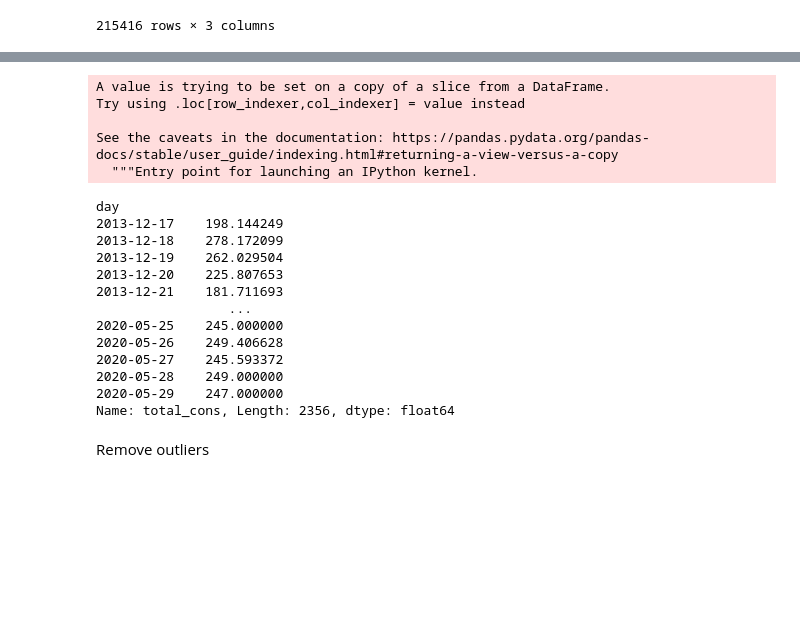
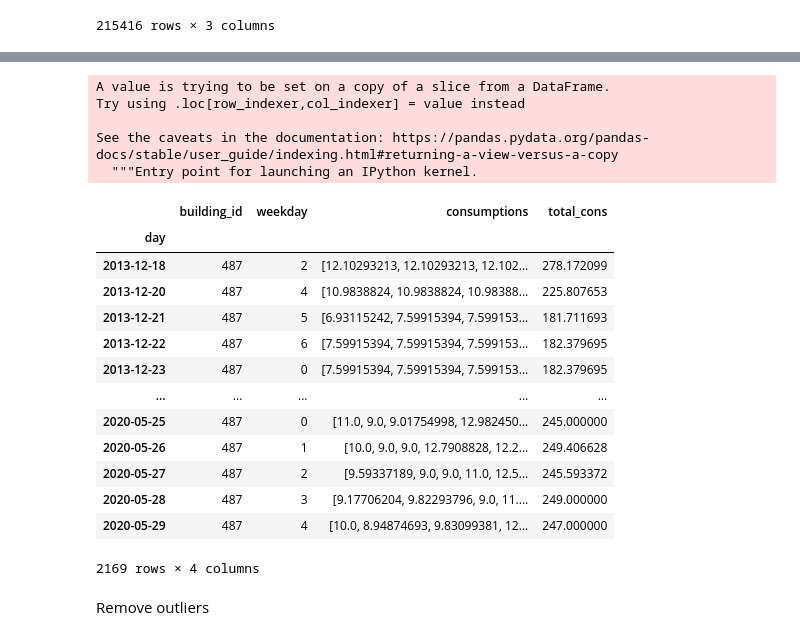
Before and after one commit to thmasker/DAntE, a Jupyter notebook: notebook/data_preprocessing/activity.ipynb, the cells around one changed output, grey strips where cells are left out. Saved outputs shown, nothing was run; the diff lists cells and outputs as text; code cells hidden in the pictures; blank space fills up the shorter version.

```diff
--- a/notebook/data_preprocessing/activity.ipynb
+++ b/notebook/data_preprocessing/activity.ipynb
@@ -80,25 +109,26 @@ raw_df
 # %%
 raw_df['total_cons'] = raw_df['consumptions'].apply(np.nansum)
-raw_df['total_cons']
+raw_df
 # %% [output]
 A value is trying to be set on a copy of a slice from a DataFrame.
 Try using .loc[row_indexer,col_indexer] = value instead
 
 See the caveats in the documentation: https://pandas.pydata.org/pandas-docs/stable/user_guide/indexing.html#returning-a-view-versus-a-copy
   """Entry point for launching an IPython kernel.
+|  | building_id | weekday | consumptions | total_cons |
+| day |  |  |  |  |
+| 2013-12-18 | 487 | 2 | [12.10293213, 12.10293213, 12.102... | 278.172099 |
+| 2013-12-20 | 487 | 4 | [10.9838824, 10.9838824, 10.98388... | 225.807653 |
+| 2013-12-21 | 487 | 5 | [6.93115242, 7.59915394, 7.599153... | 181.711693 |
+| 2013-12-22 | 487 | 6 | [7.59915394, 7.59915394, 7.599153... | 182.379695 |
+| 2013-12-23 | 487 | 0 | [7.59915394, 7.59915394, 7.599153... | 182.379695 |
+| ... | ... | ... | ... | ... |
+| 2020-05-25 | 487 | 0 | [11.0, 9.0, 9.01754998, 12.982450... | 245.000000 |
+| 2020-05-26 | 487 | 1 | [10.0, 9.0, 9.0, 12.7908828, 12.2... | 249.406628 |
+| 2020-05-27 | 487 | 2 | [9.59337189, 9.0, 9.0, 11.0, 12.5... | 245.593372 |
+| 2020-05-28 | 487 | 3 | [9.17706204, 9.82293796, 9.0, 11.... | 249.000000 |
+| 2020-05-29 | 487 | 4 | [10.0, 8.94874693, 9.83099381, 12... | 247.000000 |
-day
-2013-12-17    198.144249
-2013-12-18    278.172099
-2013-12-19    262.029504
-2013-12-20    225.807653
-2013-12-21    181.711693
-                 ...
-2020-05-25    245.000000
-2020-05-26    249.406628
-2020-05-27    245.593372
-2020-05-28    249.000000
-2020-05-29    247.000000
-Name: total_cons, Length: 2356, dtype: float64
+2169 rows × 4 columns
 # %% [markdown]
 Remove outliers
 # %%
```
Also changed, not shown: parts of 5 cells of this notebook, 6 other files.
